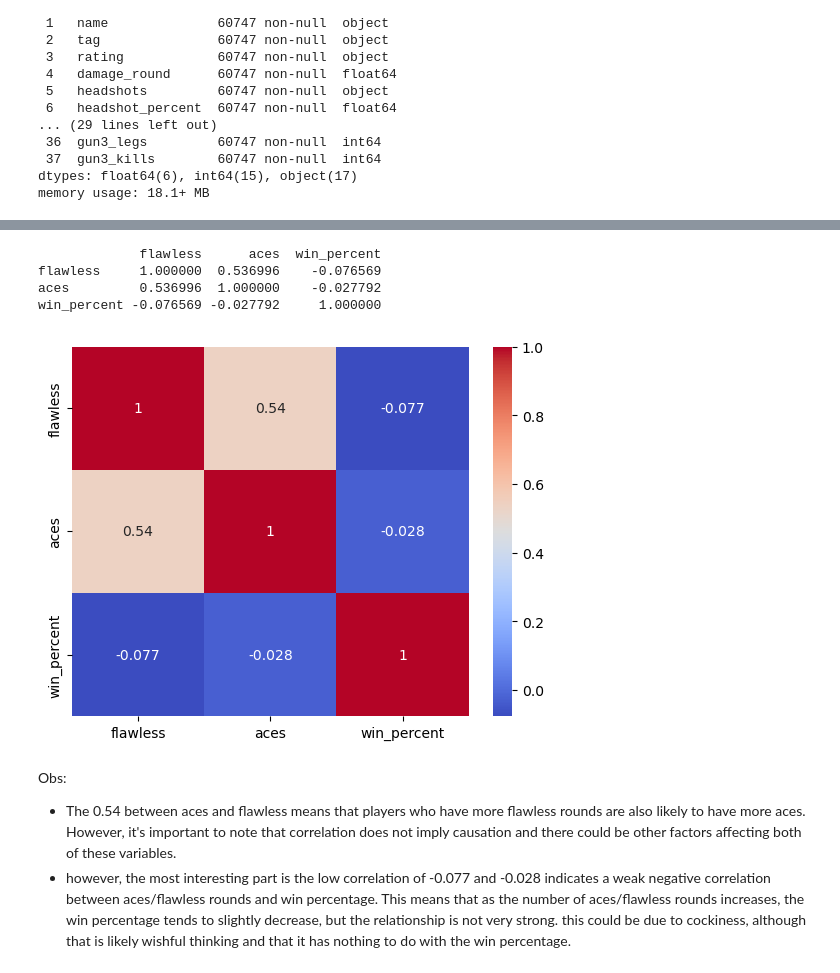
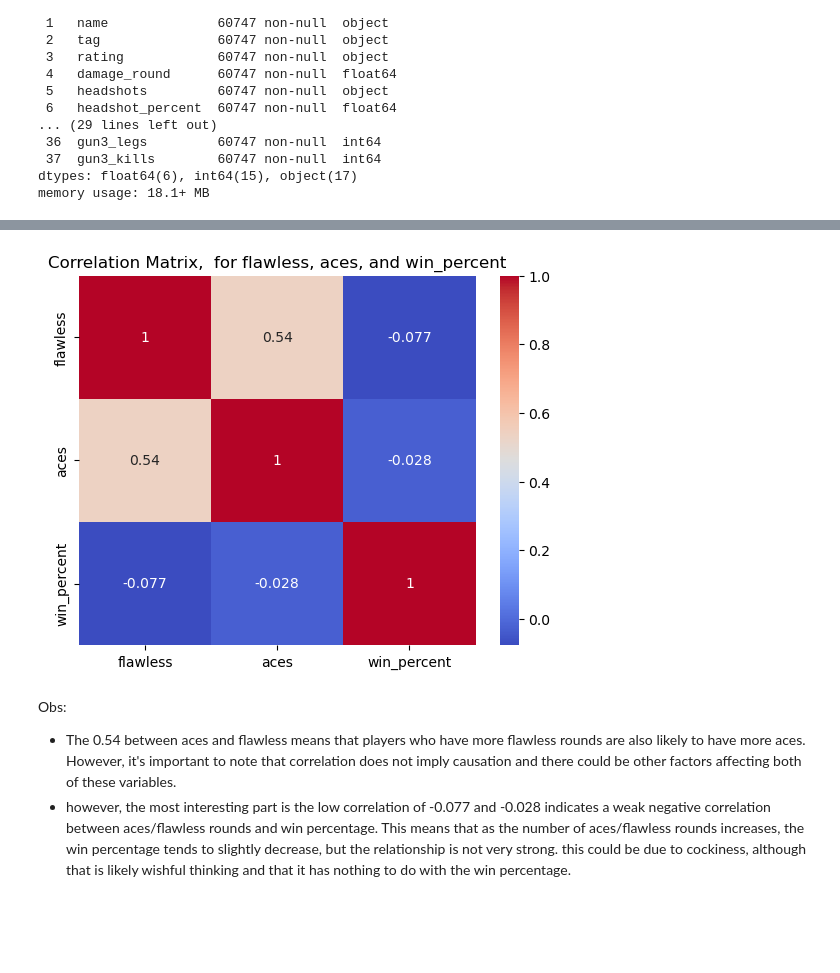
Before and after one commit to ubco-W2022T2-data301/project-group-group64, a Jupyter notebook: analysis/Karam_H.ipynb, the cells around one changed output, grey strips where cells are left out. Cells and saved outputs as stored; diff of their text form; code cells hidden in the pictures; blank space fills up the shorter version.

```diff
--- a/analysis/Karam_H.ipynb
+++ b/analysis/Karam_H.ipynb
@@ -142,22 +144,16 @@ plt.show()
 # %%
 # select the columns of interest
 cols = ['flawless', 'aces', 'win_percent']
 
 # compute the correlation coefficients
 corr_matrix = df[cols].corr()
 
-# print the correlation matrix
-print(corr_matrix)
-
 # plot a heatmap of the correlation matrix
 sns.heatmap(corr_matrix, cmap='coolwarm', annot=True)
+plt.title('Correlation Matrix,  for flawless, aces, and win_percent')
 plt.show()
 # %% [output]
-             flawless      aces  win_percent
-flawless     1.000000  0.536996    -0.076569
-aces         0.536996  1.000000    -0.027792
-win_percent -0.076569 -0.027792     1.000000
-[figure, old version]
+[figure, new version]
 # %% [markdown]
 Obs:
 * The 0.54 between aces and flawless means that players who have more flawless rounds are also likely to have more aces. However, it's important to note that correlation does not imply causation and there could be other factors affecting both of these variables.
```
Also changed, not shown: parts of 6 cells of this notebook.
